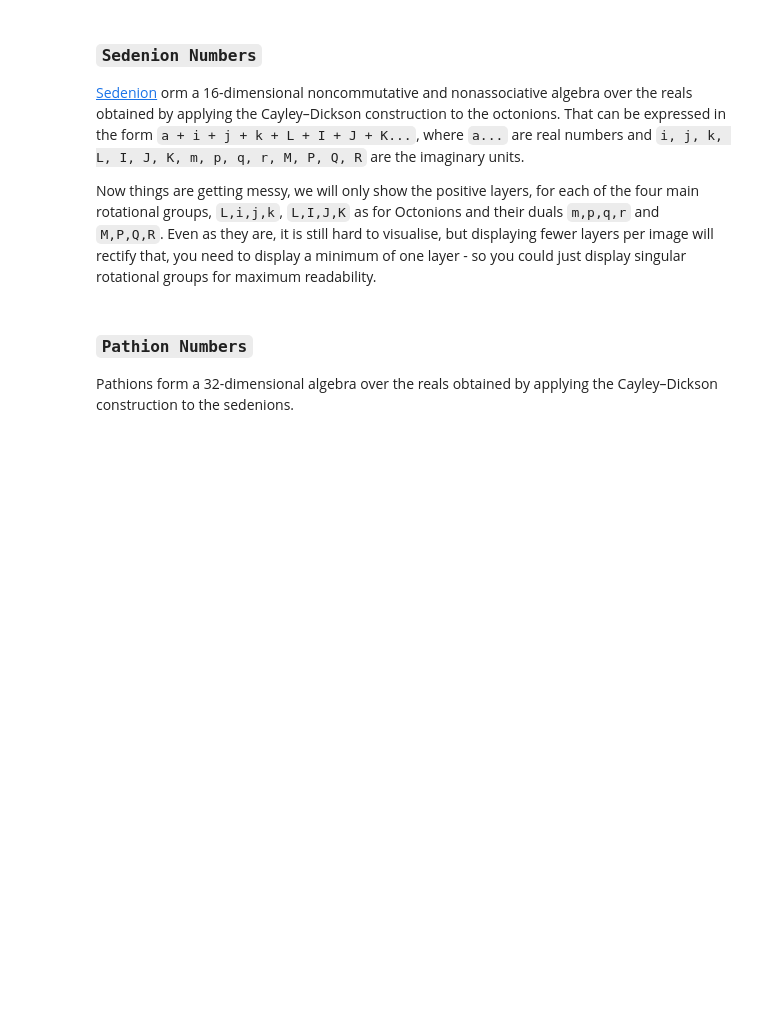
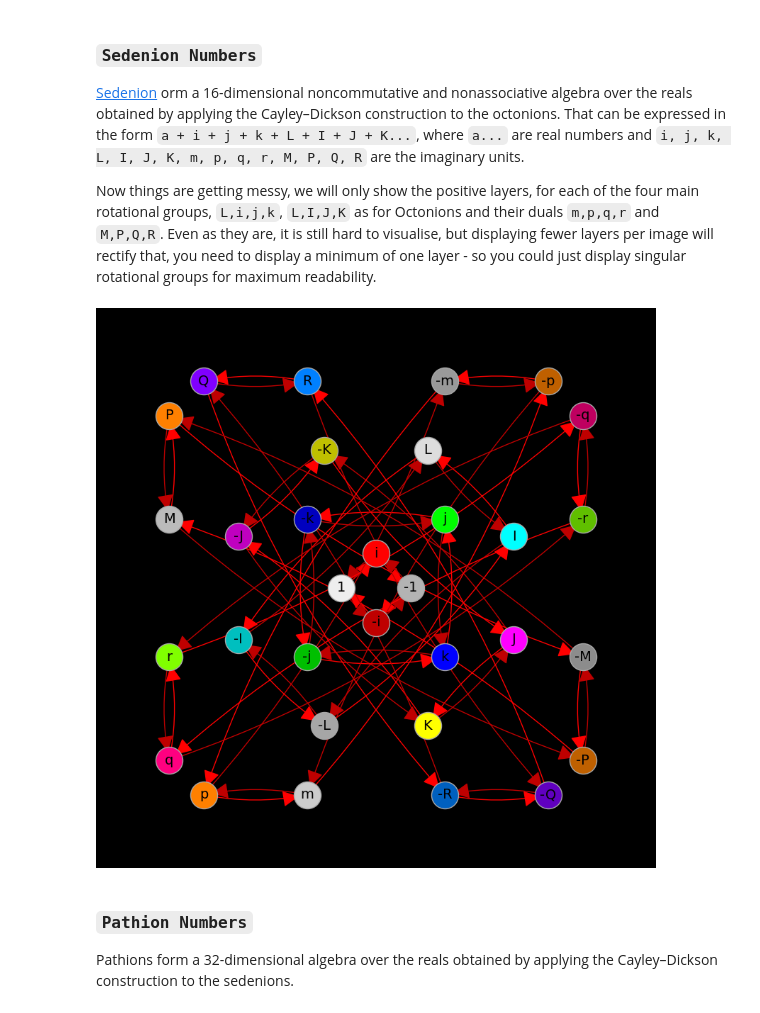
Before and after one commit to tallenglish/HyperComplex, a Jupyter notebook: group.ipynb, the cells around one changed output. Saved outputs shown, nothing was run; the diff lists cells and outputs as text; code cells hidden in the pictures; blank space fills up the shorter version.

```diff
--- a/group.ipynb
+++ b/group.ipynb
@@ -64,7 +69,9 @@ group(named="Octonion", translate=True, show=True, figsize=8, layers="i")
 
 Now things are getting messy, we will only show the positive layers, for each of the four main rotational groups, `L,i,j,k`, `L,I,J,K` as for Octonions and their duals `m,p,q,r` and `M,P,Q,R`.  Even as they are, it is still hard to visualise, but displaying fewer layers per image will rectify that, you need to display a minimum of one layer - so you could just display singular rotational groups for maximum readability.
 # %%
-group(named="Sedenion", translate=True, show=True, figsize=8, layers="i")
+group(named="Sedenion", translate=True, show=True, figsize=8, layers="i,-i")
+# %% [output]
+[figure, added]
 # %% [markdown]
 ### **`Pathion Numbers`**
 
```
Also changed, not shown: parts of 5 cells of this notebook, 7 other files.
